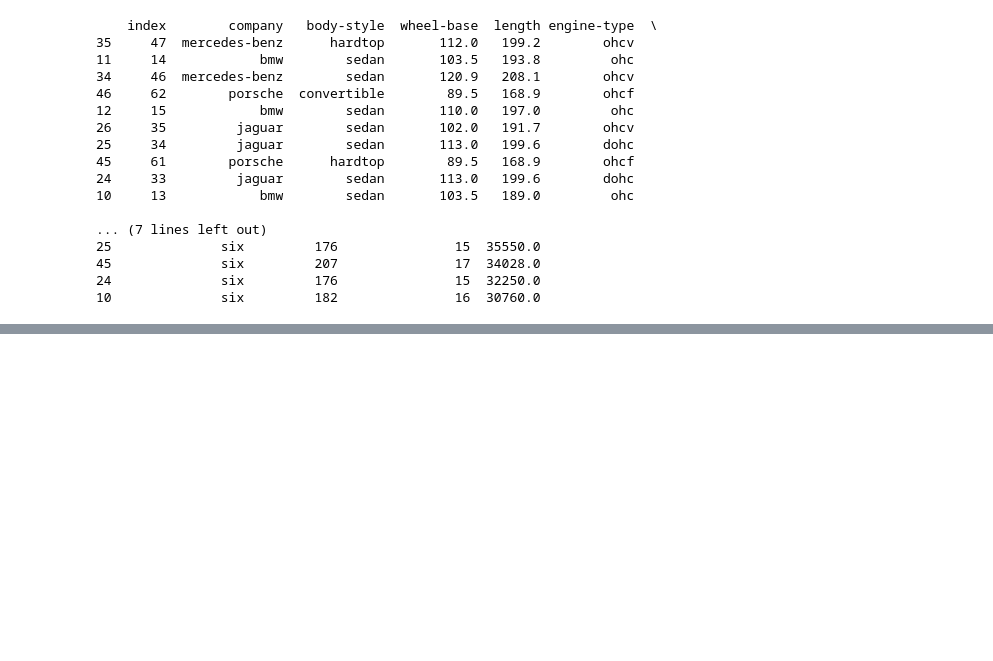
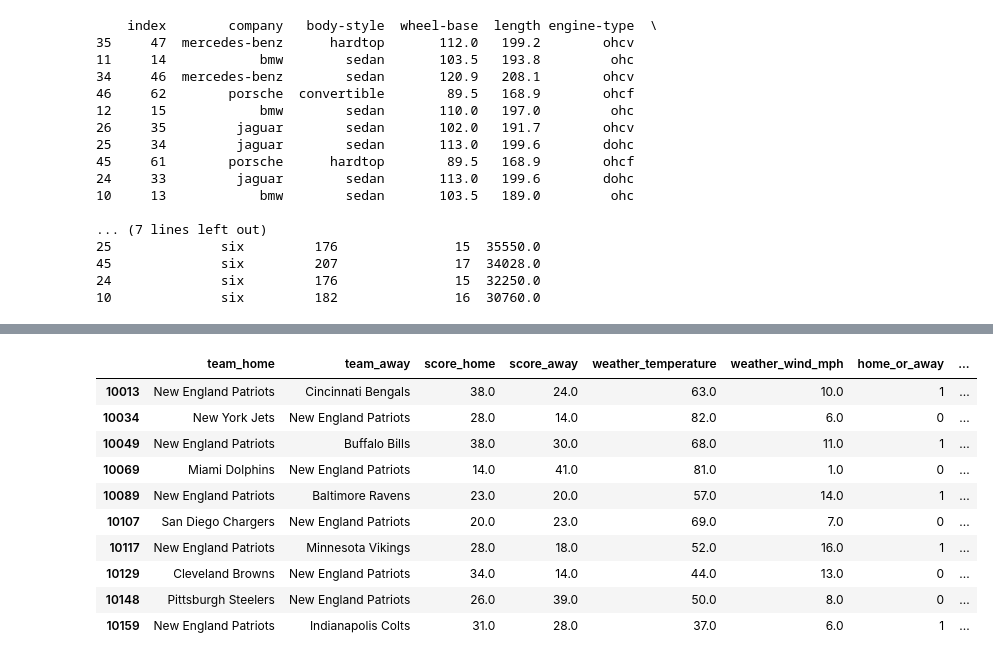
Before and after one commit to pattonsgirl/SU2021-CS2900, a Jupyter notebook: Class-Demos/week11.ipynb, the cells around one changed output, grey strips where cells are left out. Drawn from its saved outputs; the diff is of its cells as text; code cells hidden in the pictures; blank space fills up the shorter version.

```diff
--- a/Class-Demos/week11.ipynb
+++ b/Class-Demos/week11.ipynb
@@ -108,0 +255,3 @@ print(auto.sort_values(by='price', ascending=False).head(10))
+# %%
+pats_games = pats_games.filter(['team_home', 'team_away', 'score_home', 'score_away', 'weather_temperature', 'weather_wind_mph', 'home_or_away'])
+pats_games.head(10)
@@ -108,0 +270,15 @@ print(auto.sort_values(by='price', ascending=False).head(10))
+# %%
+pats_games['score'] = np.where(pats_games['team_home'] == team, pats_games['score_home'], pats_games['score_away'])
+pats_games.head(10)
+# %% [output]
+|  | team_home | team_away | score_home | score_away | weather_temperature | weather_wind_mph | home_or_away | ... |
+| 10013 | New England Patriots | Cincinnati Bengals | 38.0 | 24.0 | 63.0 | 10.0 | 1 | ... |
+| 10034 | New York Jets | New England Patriots | 28.0 | 14.0 | 82.0 | 6.0 | 0 | ... |
+| 10049 | New England Patriots | Buffalo Bills | 38.0 | 30.0 | 68.0 | 11.0 | 1 | ... |
+| 10069 | Miami Dolphins | New England Patriots | 14.0 | 41.0 | 81.0 | 1.0 | 0 | ... |
+| 10089 | New England Patriots | Baltimore Ravens | 23.0 | 20.0 | 57.0 | 14.0 | 1 | ... |
+| 10107 | San Diego Chargers | New England Patriots | 20.0 | 23.0 | 69.0 | 7.0 | 0 | ... |
+| 10117 | New England Patriots | Minnesota Vikings | 28.0 | 18.0 | 52.0 | 16.0 | 1 | ... |
+| 10129 | Cleveland Browns | New England Patriots | 34.0 | 14.0 | 44.0 | 13.0 | 0 | ... |
+| 10148 | Pittsburgh Steelers | New England Patriots | 26.0 | 39.0 | 50.0 | 8.0 | 0 | ... |
+| 10159 | New England Patriots | Indianapolis Colts | 31.0 | 28.0 | 37.0 | 6.0 | 1 | ... |
```
Also changed, not shown: parts of 10 cells of this notebook.
